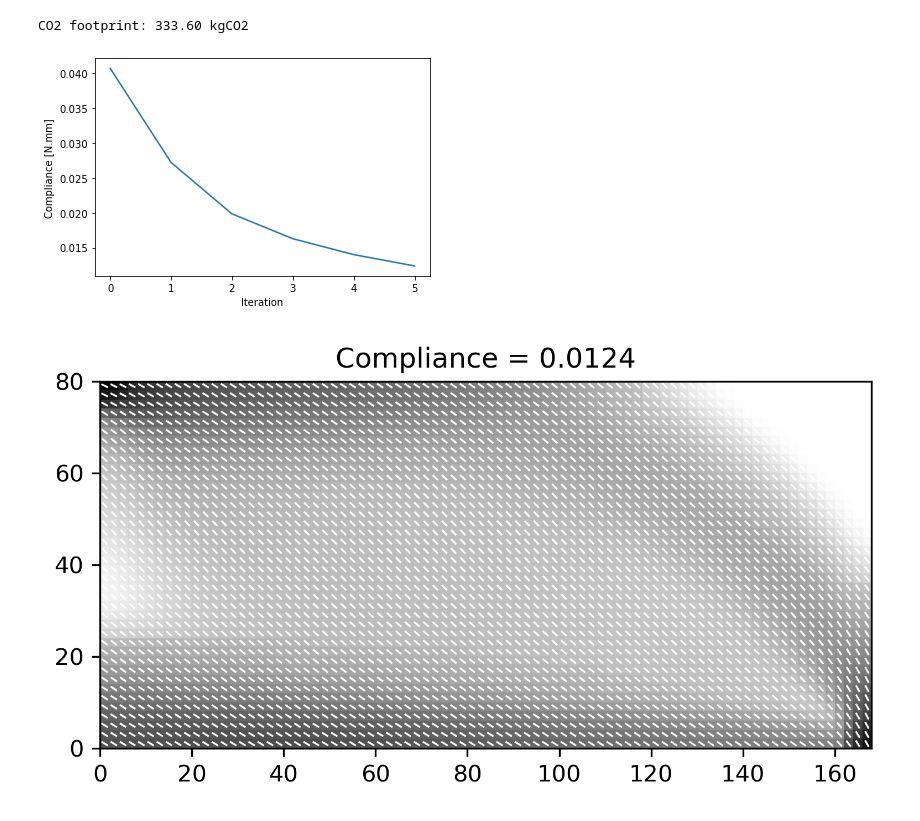
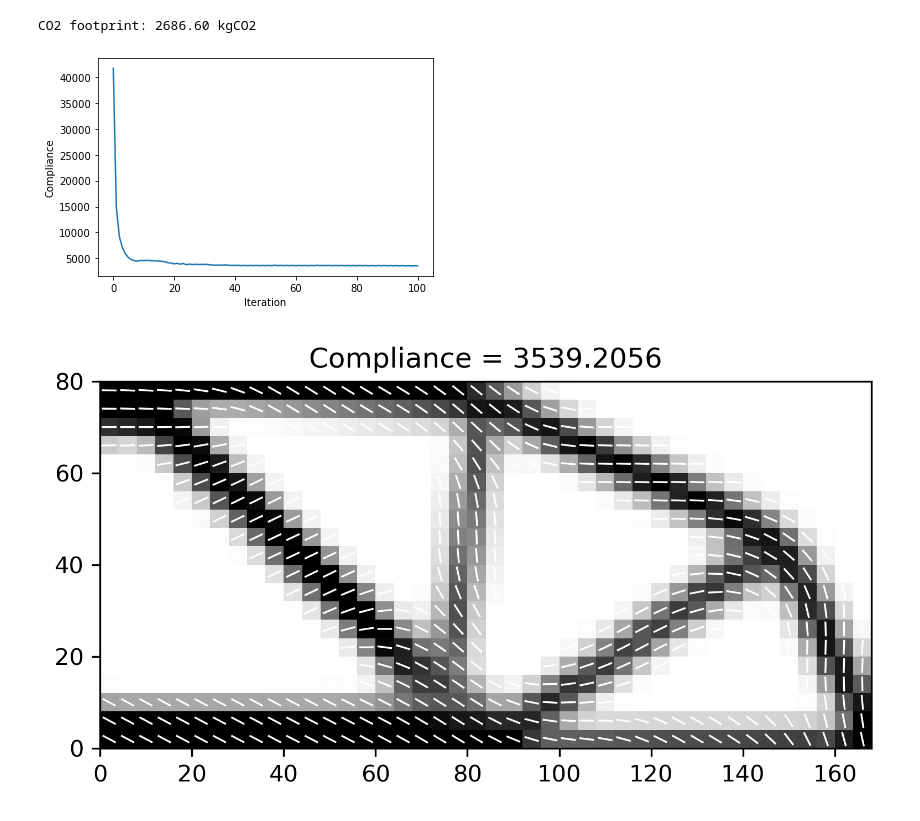
Before and after one commit to mid2SUPAERO/SOMP_Ansys, a Jupyter notebook: SimpleExample.ipynb, the cells around one changed output. Cells and saved outputs as stored; diff of their text form; code cells hidden in the pictures.

```diff
--- a/SimpleExample.ipynb
+++ b/SimpleExample.ipynb
@@ -1,12 +1,12 @@
 # %%
 from pathlib import Path
-from python.optimization import TopOpt2D
-from python.postprocessor import PostProcessor
+from python.optimization import TopOpt2D, TopOpt3D
+from python.postprocessor import Post2D, Post3D
 
 ANSYS_path = Path("C:/Program Files/ANSYS Inc/v202/ansys/bin/winx64/MAPDL.exe")
-script_dir = Path("D:/SOMP_Ansys/python/")
-res_dir    = Path("D:/SOMP_Ansys/results/")
-mod_dir    = Path("D:/SOMP_Ansys/models/")
+script_dir = Path("python/")
+res_dir    = Path("results/")
+mod_dir    = Path("models/")
 TopOpt2D.load_paths(ANSYS_path, script_dir, res_dir, mod_dir)
 TopOpt2D.set_processors(4)
 # %% [markdown]
@@ -39,13 +43,17 @@ Vmatrix = 1-Vfiber
 Gfiber  = Efiber/(2*(1+vfiber))
 Gmatrix = Ematrix/(2*(1+vmatrix))
 
-Ex  = Efiber*Vfiber + Ematrix*Vmatrix
-Ey  = Efiber*Ematrix / (Efiber*Vmatrix + Ematrix*Vfiber)
-Gxy = Gfiber*Gmatrix / (Gfiber*Vmatrix + Gmatrix*Vfiber)
-nu  = vfiber*Vfiber + vmatrix*Vmatrix
-rho = rhofiber*Vfiber + rhomatrix*Vmatrix
+Ex   = Efiber*Vfiber + Ematrix*Vmatrix
+Ey   = Efiber*Ematrix / (Efiber*Vmatrix + Ematrix*Vfiber)
+Gxy  = Gfiber*Gmatrix / (Gfiber*Vmatrix + Gmatrix*Vfiber)
+nuxy = vfiber*Vfiber + vmatrix*Vmatrix
+rho  = rhofiber*Vfiber + rhomatrix*Vmatrix
+
+CO2mat = (rhofiber*Vfiber*CO2fiber + rhomatrix*Vmatrix*CO2matrix)/rho # kgCO2/kg
+CO2veh = 1030 * 25 * 3.83 # kg_fuel/kg_transported/year * years * kgCO2/kg_fuel = kgCO2/kg
 # %%
-solver1 = TopOpt2D(inputfile='mbb2d', Ex=Ex, Ey=Ey, Gxy=Gxy, nu=nu, volfrac=0.3, rmin=6, theta0=-45, jobname='-30')
+solver1 = TopOpt2D(inputfile='mbb2d', Ex=Ex, Ey=Ey, nuxy=nuxy, nuyz=vmatrix, Gxy=Gxy, volfrac=0.3, r_rho=6, r_theta=16, theta0=-70, jobname='2d')
+solver1.set_optim_options(max_iter=100, move_rho=0.4, move_theta=5)
 solver1.optim()
 
 print('\nElapsed time: {:.2f}s'.format(solver1.time))
@@ -62,12 +79,10 @@ FEA time: 32.76s
 # %%
-post1 = PostProcessor(solver1)
+post1 = Post2D(solver1)
 post1.plot_convergence()
 post1.plot()
 
-CO2mat = (rhofiber*Vfiber*CO2fiber + rhomatrix*Vmatrix*CO2matrix)/rho # kgCO2/kg
-CO2veh = 1030 * 25 * 3.83 # kg_fuel/kg_transported/year * years * kgCO2/kg_fuel = kgCO2/kg
 print('CO2 footprint: {:.2f} kgCO2'.format(1000 * post1.CO2_footprint(rho, CO2mat, CO2veh)))
 # %% [output]
-CO2 footprint: 333.60 kgCO2
+CO2 footprint: 2686.60 kgCO2
-[figure, old version]
+[figure, new version]
-[figure, old version]
+[figure, new version]
```
Also changed, not shown: parts of 5 cells of this notebook, 6 other files.
